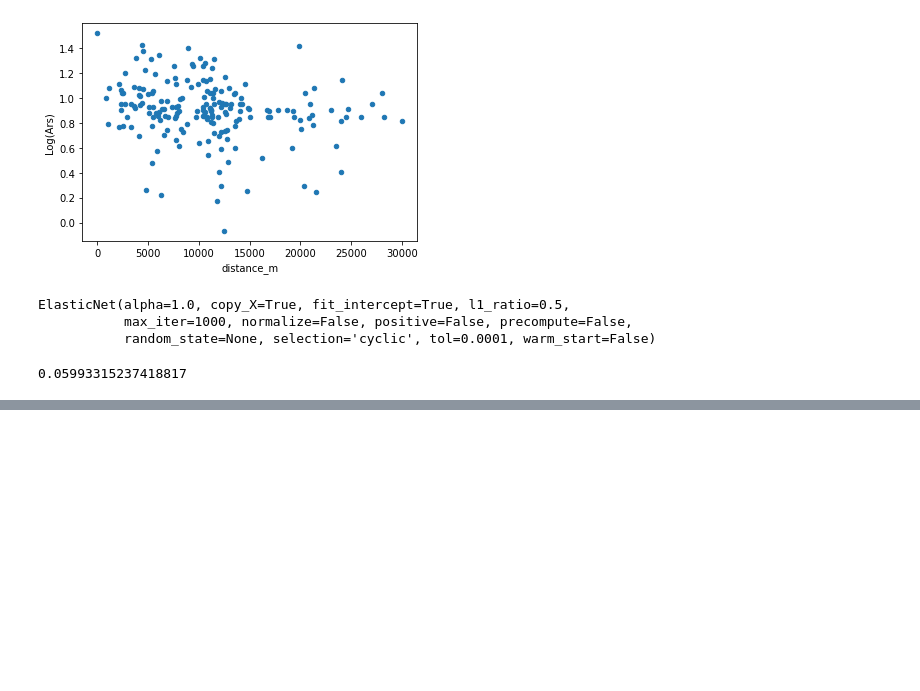
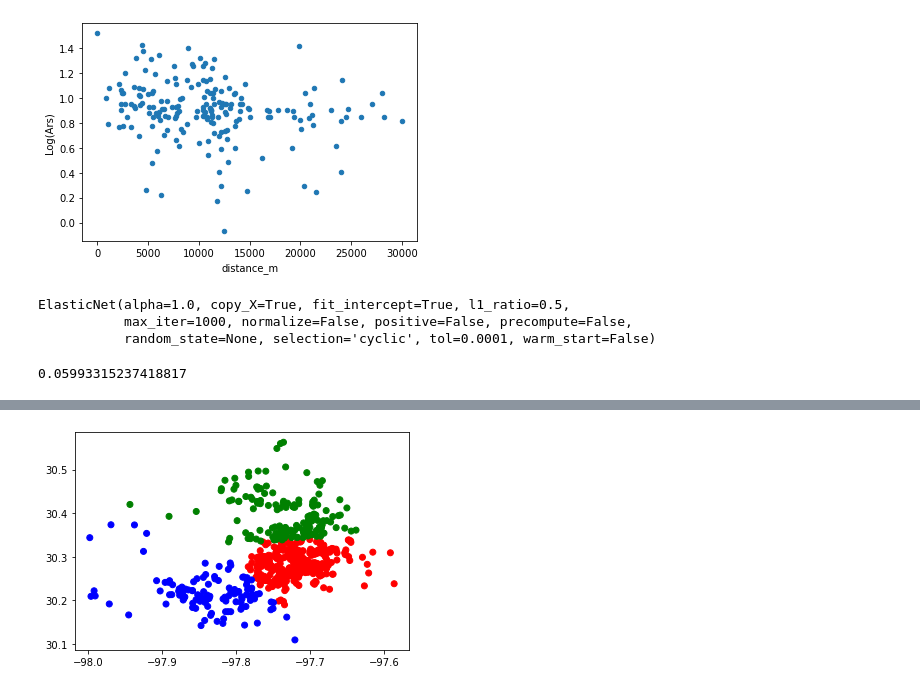
Before and after one commit to ferozumair786/PRSNL-Soil_Analysis, a Jupyter notebook: machine_learning.ipynb, the cells around one changed output, grey strips where cells are left out. Drawn from its saved outputs; the diff is of its cells as text; code cells hidden in the pictures; blank space fills up the shorter version.

```diff
--- a/machine_learning.ipynb
+++ b/machine_learning.ipynb
@@ -318,0 +332,8 @@ max_lead_linreg.score(pd.DataFrame(X_test), y_test)
+# %%
+model = KMeans(n_clusters = 3)
+model.fit(soil_df_lead_max[['Lat', 'Lon']])
+model.labels_
+colormap = np.array(['Red', 'Blue', 'Green'])
+z = plt.pyplot.scatter(soil_df_lead_max.Lon, soil_df_lead_max.Lat, c = colormap[model.labels_])
+# %% [output]
+[figure, added]
```
Also changed, not shown: parts of 9 cells of this notebook, 2 other files.
